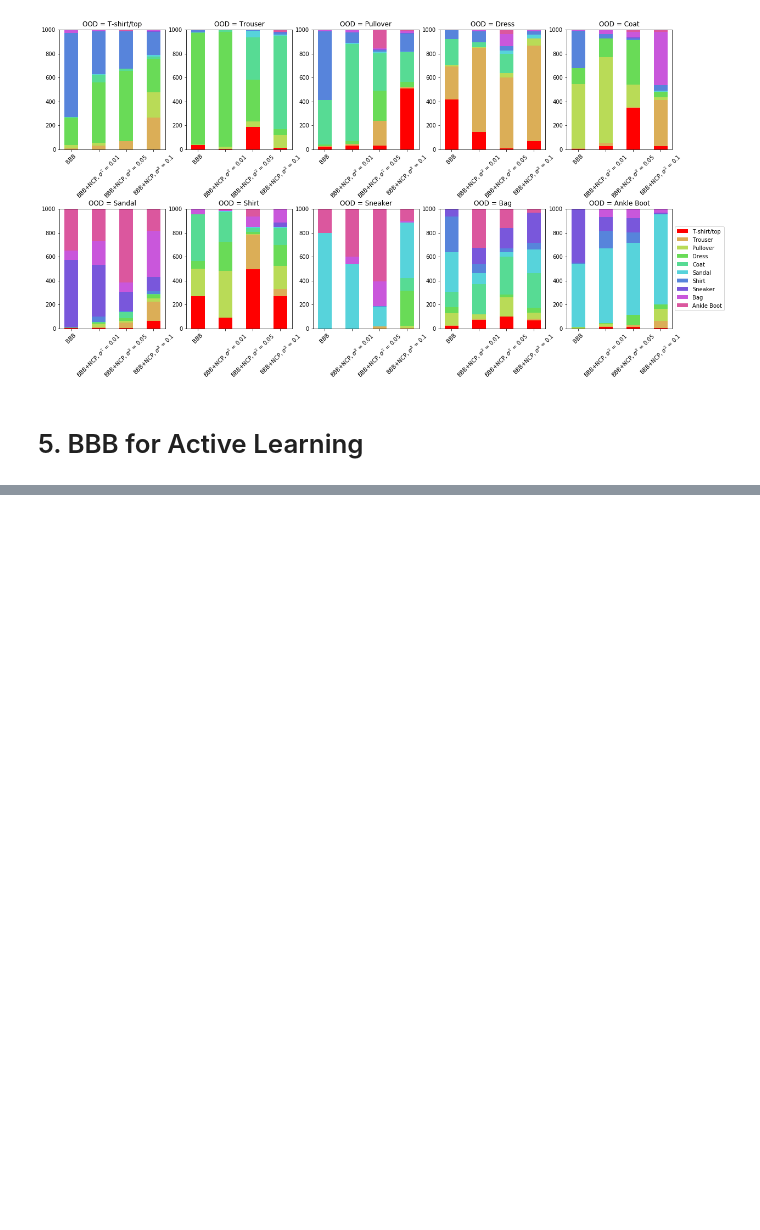
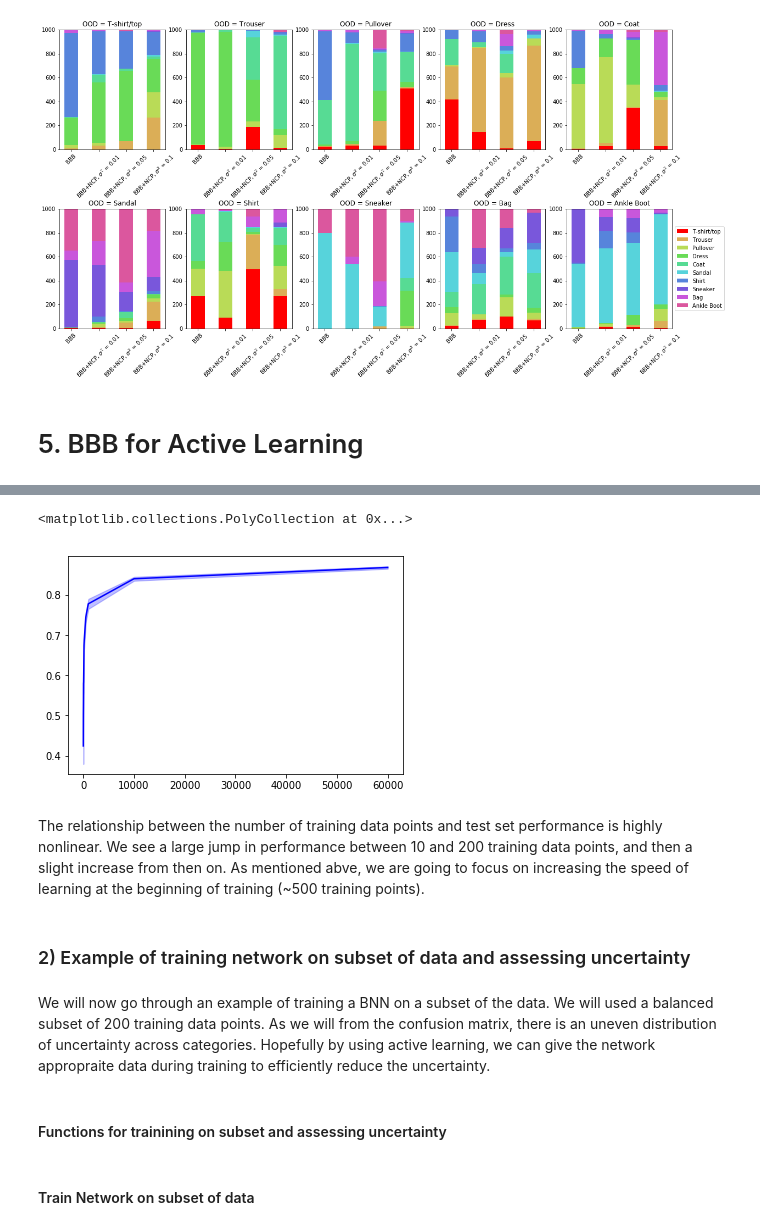
Before and after one commit to chongguo/ADVI-pymc3-Fashion-MNIST, a Jupyter notebook: BBB_tutorial.ipynb, the cells around one changed output, grey strips where cells are left out. Cells and saved outputs as stored; diff of their text form; code cells hidden in the pictures; blank space fills up the shorter version.

```diff
--- a/BBB_tutorial.ipynb
+++ b/BBB_tutorial.ipynb
@@ -1303,0 +1326,13 @@ plt.show()
+# %%
+def tf_model(X_train, y_train):
+    model = tf.keras.Sequential([tf.keras.layers.Dense(128, activation=tf.nn.tanh),
+                                 tf.keras.layers.Dense(n_output, activation=tf.nn.softmax)])
+    model.compile(optimizer=tf.train.AdamOptimizer(),
+                  loss='sparse_categorical_crossentropy',
+                  metrics=['accuracy'])
+    model.fit(X_train, y_train, epochs=5)
+    test_loss, test_acc = model.evaluate(X_test, y_test)
+    return test_acc
+
+test_acc = tf_model(X_train, y_train)
+print('Test accuracy:', test_acc)
@@ -1303,0 +1352,37 @@ plt.show()
+# %%
+n_samples_vec = [10,20, 30, 40, 50, 70, 100, 150, 200, 500, 1000, 10000, 60000]
+n_trials = 10
+
+load_pickle = True
+if load_pickle:
+    with open('./data/act_learn_perf_dict_1.pickle', 'rb') as f:
+        perf_dict = pickle.load(f)
+else:
+    test_acc_results = np.zeros((len(n_samples_vec), n_trials))
+    for i, n_samples in enumerate(n_samples_vec):
+        print(n_samples)
+        for j in range(n_trials):
+            X_train_subset, y_train_subset = get_training_subset(X_train, y_train, n_samples)
+            test_acc_results[i,j] = tf_model(X_train_subset, y_train_subset)
+    perf_dict = {'test_acc_results' : test_acc_results,'n_samples_vec' : n_samples_vec,
+                 'mean' : np.mean(test_acc_results, axis=1),'std' : np.std(test_acc_results, axis=1)}
+    with open('./data/act_learn_perf_dict_1.pickle', 'wb') as f:
+         pickle.dump(perf_dict, f)
+# %%
+num_points_plot = 11
+plt.plot(perf_dict['n_samples_vec'], perf_dict['mean'], c='blue')
+plt.fill_between(perf_dict['n_samples_vec'],
+                 perf_dict['mean'] + perf_dict['std'],
+                 perf_dict['mean'] -  perf_dict['std'],
+                 color='blue' , alpha=.25)
+# %% [output]
+<matplotlib.collections.PolyCollection at 0x...>
+[figure, added]
+# %% [markdown]
+The relationship between the number of training data points and test set performance is highly nonlinear. We see a large jump in performance between 10 and 200 training data points, and then a slight increase from then on. As mentioned abve, we are going to focus on increasing the speed of learning at the beginning of training (~500 training points).
+# %% [markdown]
+### 2) Example of training network on subset of data and assessing uncertainty
+# %% [markdown]
+We will now go through an example of training a BNN on a subset of the data. We will used a balanced subset of 200 training data points. As we will from the confusion matrix, there is an uneven distribution of uncertainty across categories. Hopefully by using active learning, we can give the network appropraite data during training to efficiently reduce the uncertainty.
+# %% [markdown]
+#### Functions for trainining on subset and assessing uncertainty
@@ -1303,0 +1430,2 @@ plt.show()
+# %% [markdown]
+#### Train Network on subset of data
```
Also changed, not shown: parts of 36 cells of this notebook, 1 other file.
